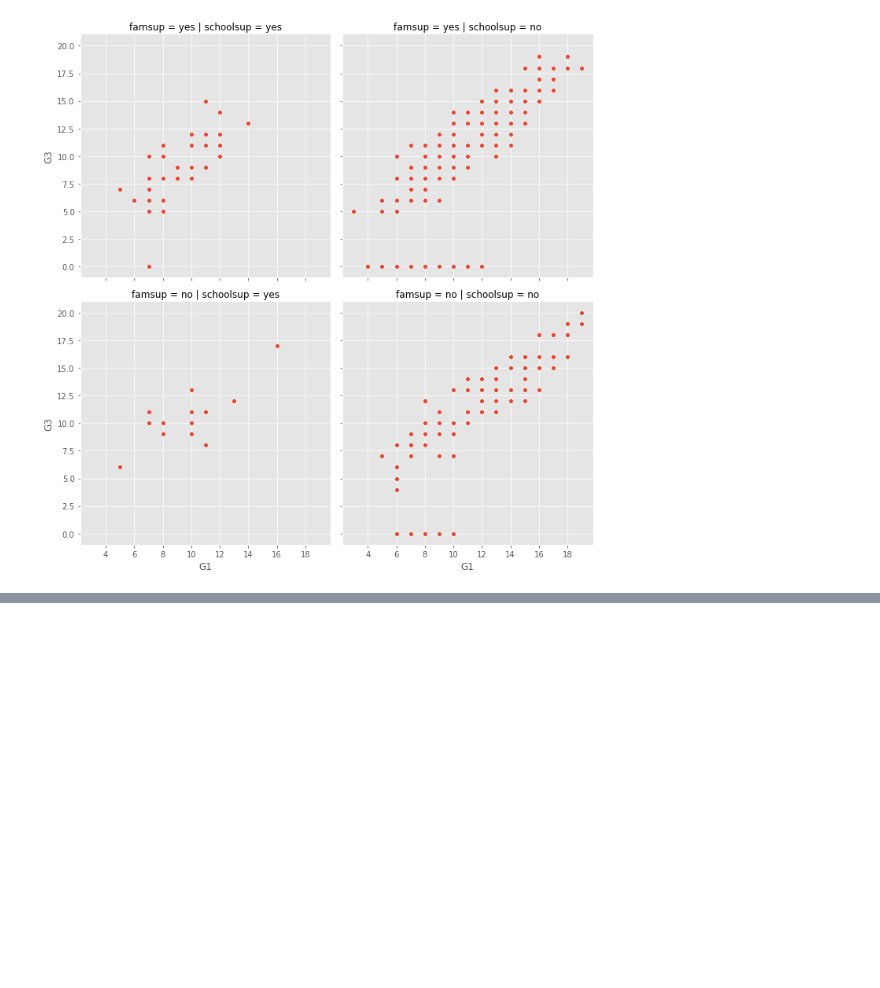
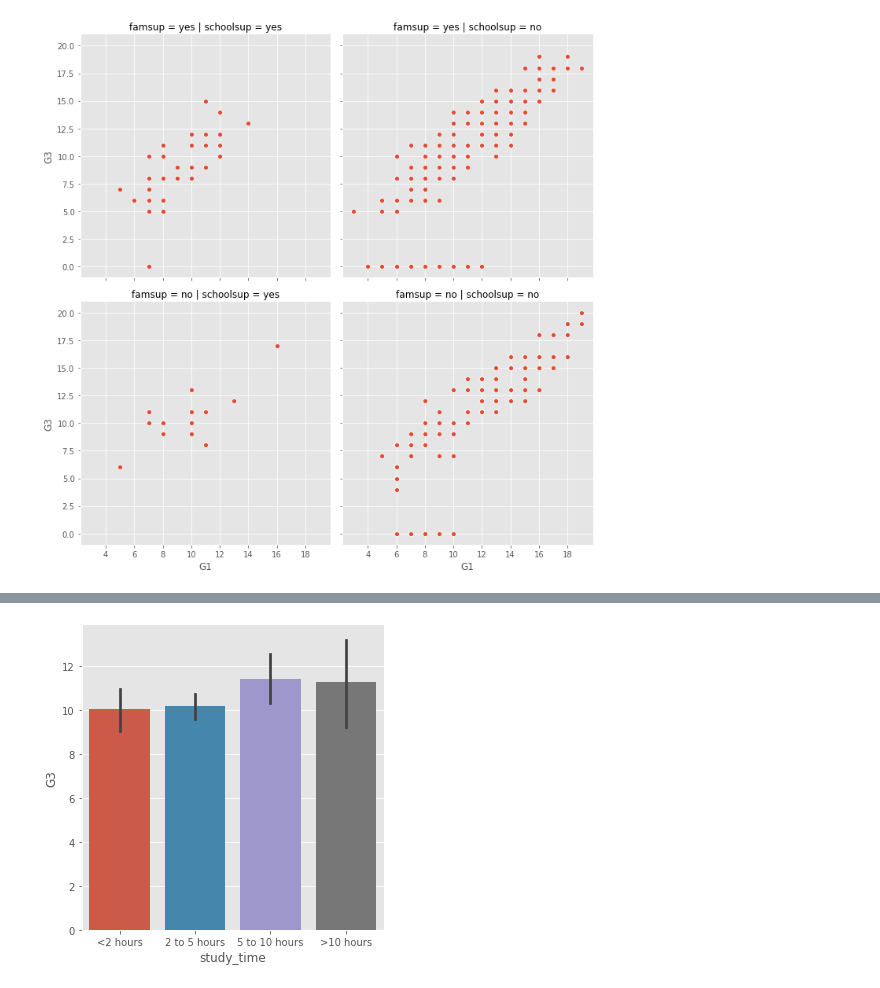
Before and after one commit to VictorOmondi1997/visualizing_students_dataset, a Jupyter notebook: visualizing_students_dataset.ipynb, the cells around one changed output, grey strips where cells are left out. Cells and saved outputs as stored; diff of their text form; code cells hidden in the pictures; blank space fills up the shorter version.

Commit message:
Add categorical plots using Colaboratory

```diff
--- a/visualizing_students_dataset.ipynb
+++ b/visualizing_students_dataset.ipynb
@@ -66,0 +70,5 @@ It looks like the first semester grade does correlate with the final grade, rega
+# %%
+sns.catplot(data=df, kind='bar', x='study_time', y='G3', order=["<2 hours", "2 to 5 hours", "5 to 10 hours", ">10 hours"])
+plt.show()
+# %% [output]
+[figure, added]
```
Also changed, not shown: parts of 16 cells of this notebook.
